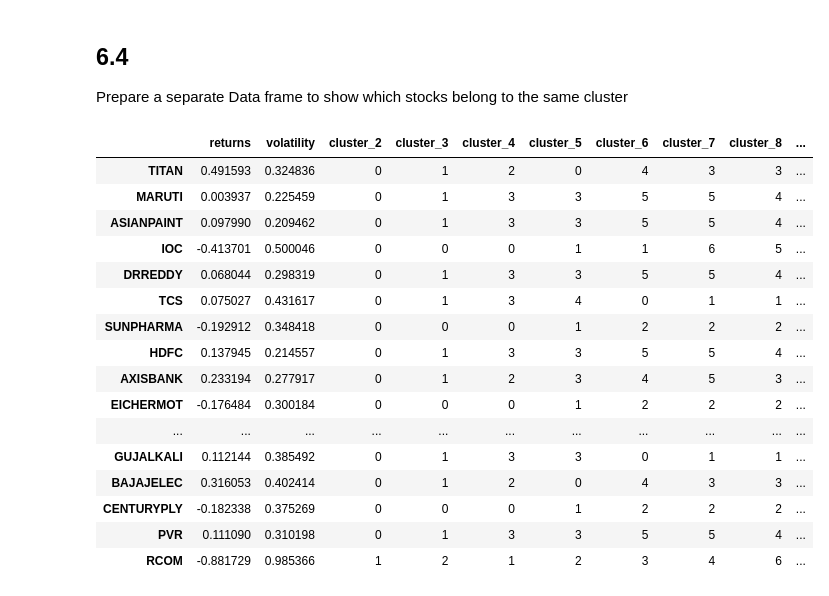
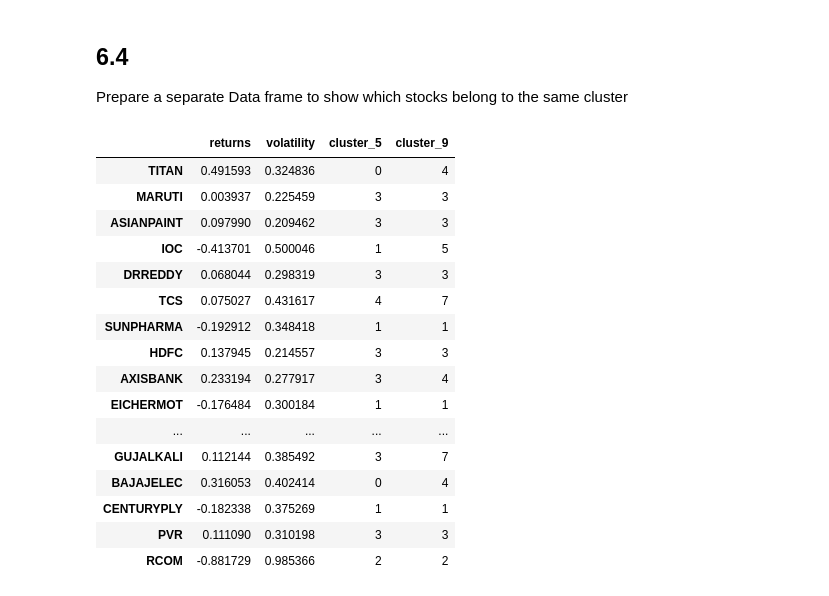
Before and after one commit to JamesMcGuigan/aspiration-ai-internship, a Jupyter notebook: python3/module_6/module_6.ipynb, the cells around one changed output. Saved outputs shown, nothing was run; the diff lists cells and outputs as text; code cells hidden in the pictures.

```diff
--- a/python3/module_6/module_6.ipynb
+++ b/python3/module_6/module_6.ipynb
@@ -113,0 +132,2 @@ Cluster the 30 stocks according to their mean annual Volatilities and Returns us
+# %%
+elbow_curve_select = [5, 9]
@@ -130,12 +152,18 @@ for x in range(0,len(axes)):
         portfolio_kmeans[n]      = sklearn.cluster.KMeans(n_clusters=n, random_state=0).fit(portfolio_summary)
         portfolio_kmeans_predict = portfolio_kmeans[n].predict(portfolio_summary)
 
-        axes[x][y].scatter( portfolio_summary.returns, portfolio_summary.volatility, c=get_color(portfolio_kmeans_predict) )
+        axes[x][y].scatter( portfolio_summary.returns, portfolio_summary.volatility, c=get_color(portfolio_kmeans_predict), alpha=0.66 )
         axes[x][y].set_title('K-Means - n_clusters: ' + str(n))
         axes[x][y].set_xlabel('returns')
         axes[x][y].set_ylabel('volatility')
+
+        # Mark Cluster Centers
         for i, coords in enumerate( portfolio_kmeans[n].cluster_centers_ ):
-           axes[x][y].scatter( coords[0], coords[1], s=200, marker='+', c=[ get_color(i) ] )
+           axes[x][y].scatter( coords[0], coords[1], s=400, marker='+', c=[ get_color(i) ] )
+
+        # Add thick borders to n_clusters selected by elbow_curve
+        if n in elbow_curve_select:
+            for spine in axes[x][y].spines.values(): spine.set_linewidth(3)
 # %% [output]
 [[<matplotlib.axes._subplots.AxesSubplot object at 0x...>
   <matplotlib.axes._subplots.AxesSubplot object at 0x...>
@@ -152,25 +180,24 @@ for x in range(0,len(axes)):
 
 Prepare a separate Data frame to show which stocks belong to the same cluster
 # %%
-for n, kmeans in portfolio_kmeans.items():
-    # print(n, kmeans)
+for n in elbow_curve_select:
     portfolio_summary['cluster_'+str(n)] = portfolio_kmeans[n].predict( portfolio_summary[['returns', 'volatility']] )
 portfolio_summary
 # %% [output]
-|  | returns | volatility | cluster_2 | cluster_3 | cluster_4 | cluster_5 | cluster_6 | cluster_7 | cluster_8 | ... |
-| TITAN | 0.491593 | 0.324836 | 0 | 1 | 2 | 0 | 4 | 3 | 3 | ... |
-| MARUTI | 0.003937 | 0.225459 | 0 | 1 | 3 | 3 | 5 | 5 | 4 | ... |
-| ASIANPAINT | 0.097990 | 0.209462 | 0 | 1 | 3 | 3 | 5 | 5 | 4 | ... |
-| IOC | -0.413701 | 0.500046 | 0 | 0 | 0 | 1 | 1 | 6 | 5 | ... |
-| DRREDDY | 0.068044 | 0.298319 | 0 | 1 | 3 | 3 | 5 | 5 | 4 | ... |
-| TCS | 0.075027 | 0.431617 | 0 | 1 | 3 | 4 | 0 | 1 | 1 | ... |
-| SUNPHARMA | -0.192912 | 0.348418 | 0 | 0 | 0 | 1 | 2 | 2 | 2 | ... |
-| HDFC | 0.137945 | 0.214557 | 0 | 1 | 3 | 3 | 5 | 5 | 4 | ... |
-| AXISBANK | 0.233194 | 0.277917 | 0 | 1 | 2 | 3 | 4 | 5 | 3 | ... |
-| EICHERMOT | -0.176484 | 0.300184 | 0 | 0 | 0 | 1 | 2 | 2 | 2 | ... |
-| ... | ... | ... | ... | ... | ... | ... | ... | ... | ... | ... |
-| GUJALKALI | 0.112144 | 0.385492 | 0 | 1 | 3 | 3 | 0 | 1 | 1 | ... |
-| BAJAJELEC | 0.316053 | 0.402414 | 0 | 1 | 2 | 0 | 4 | 3 | 3 | ... |
-| CENTURYPLY | -0.182338 | 0.375269 | 0 | 0 | 0 | 1 | 2 | 2 | 2 | ... |
-| PVR | 0.111090 | 0.310198 | 0 | 1 | 3 | 3 | 5 | 5 | 4 | ... |
-| RCOM | -0.881729 | 0.985366 | 1 | 2 | 1 | 2 | 3 | 4 | 6 | ... |
+|  | returns | volatility | cluster_5 | cluster_9 |
+| TITAN | 0.491593 | 0.324836 | 0 | 4 |
+| MARUTI | 0.003937 | 0.225459 | 3 | 3 |
+| ASIANPAINT | 0.097990 | 0.209462 | 3 | 3 |
+| IOC | -0.413701 | 0.500046 | 1 | 5 |
+| DRREDDY | 0.068044 | 0.298319 | 3 | 3 |
+| TCS | 0.075027 | 0.431617 | 4 | 7 |
+| SUNPHARMA | -0.192912 | 0.348418 | 1 | 1 |
+| HDFC | 0.137945 | 0.214557 | 3 | 3 |
+| AXISBANK | 0.233194 | 0.277917 | 3 | 4 |
+| EICHERMOT | -0.176484 | 0.300184 | 1 | 1 |
+| ... | ... | ... | ... | ... |
+| GUJALKALI | 0.112144 | 0.385492 | 3 | 7 |
+| BAJAJELEC | 0.316053 | 0.402414 | 0 | 4 |
+| CENTURYPLY | -0.182338 | 0.375269 | 1 | 1 |
+| PVR | 0.111090 | 0.310198 | 3 | 3 |
+| RCOM | -0.881729 | 0.985366 | 2 | 2 |
```
Also changed, not shown: parts of 6 cells of this notebook.
